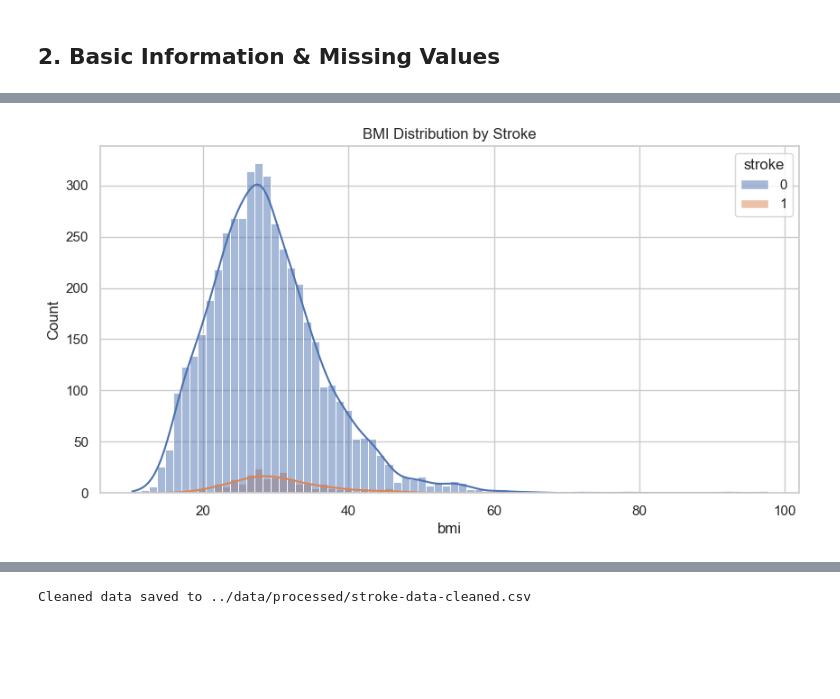
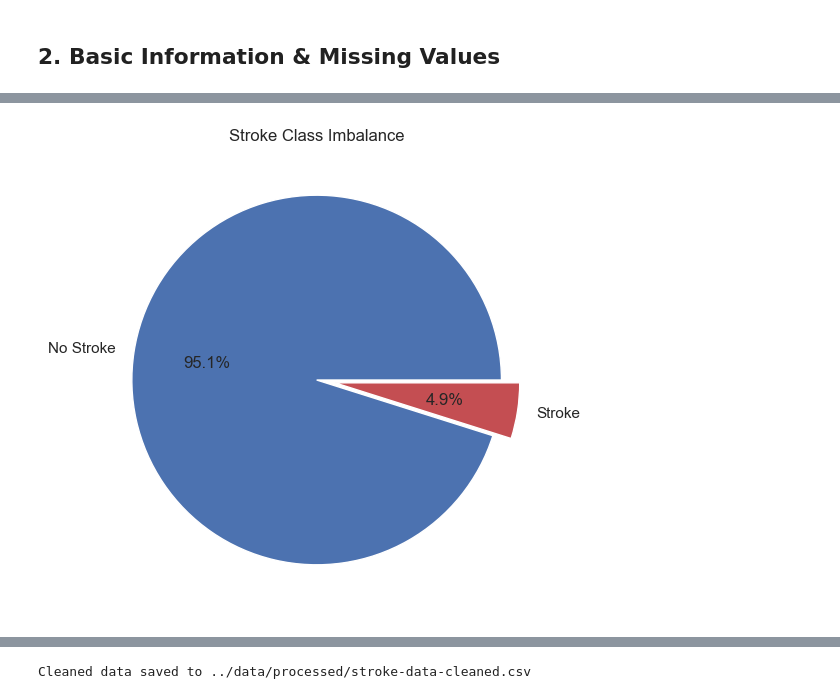
Before and after one commit to itzdineshx/Stroke-Disease-Prediction, a Jupyter notebook: notebook/01_Data_Science.ipynb, the cells around one changed output, grey strips where cells are left out. Drawn from its saved outputs; the diff is of its cells as text; code cells hidden in the pictures; blank space fills up the shorter version.

```diff
--- a/notebook/01_Data_Science.ipynb
+++ b/notebook/01_Data_Science.ipynb
@@ -96,7 +62,9 @@ plt.show()
-# %%
-plt.figure(figsize=(10, 5))
-sns.histplot(data=df, x='bmi', hue='stroke', kde=True)
-plt.title('BMI Distribution by Stroke')
-plt.show()
-# %% [output]
-[figure, removed]
+# %%
+### Target Distribution (Imbalance)
+plt.figure(figsize=(6, 6))
+counts = df['stroke'].value_counts()
+plt.pie(counts, labels=['No Stroke', 'Stroke'], autopct='%1.1f%%', colors=['#4C72B0', '#C44E52'], explode=[0, 0.1])
+plt.title('Stroke Class Imbalance')
+plt.show()
+# %% [output]
+[figure, added]
```
Also changed, not shown: parts of 19 cells of this notebook, 8 other files.
